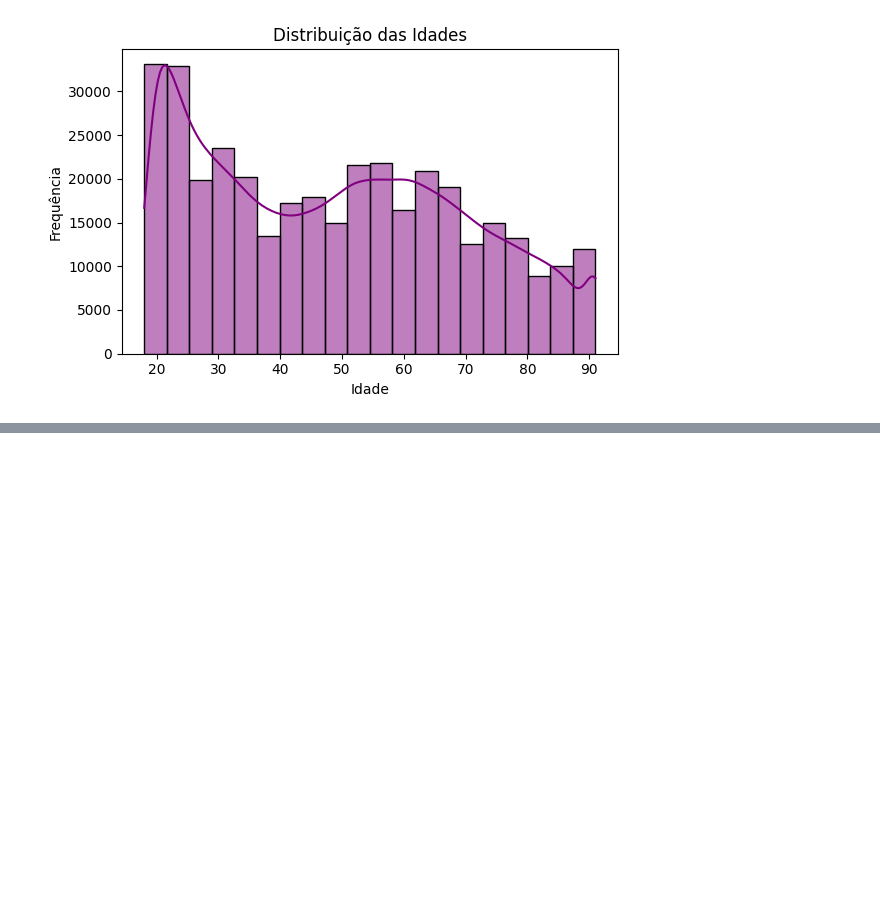
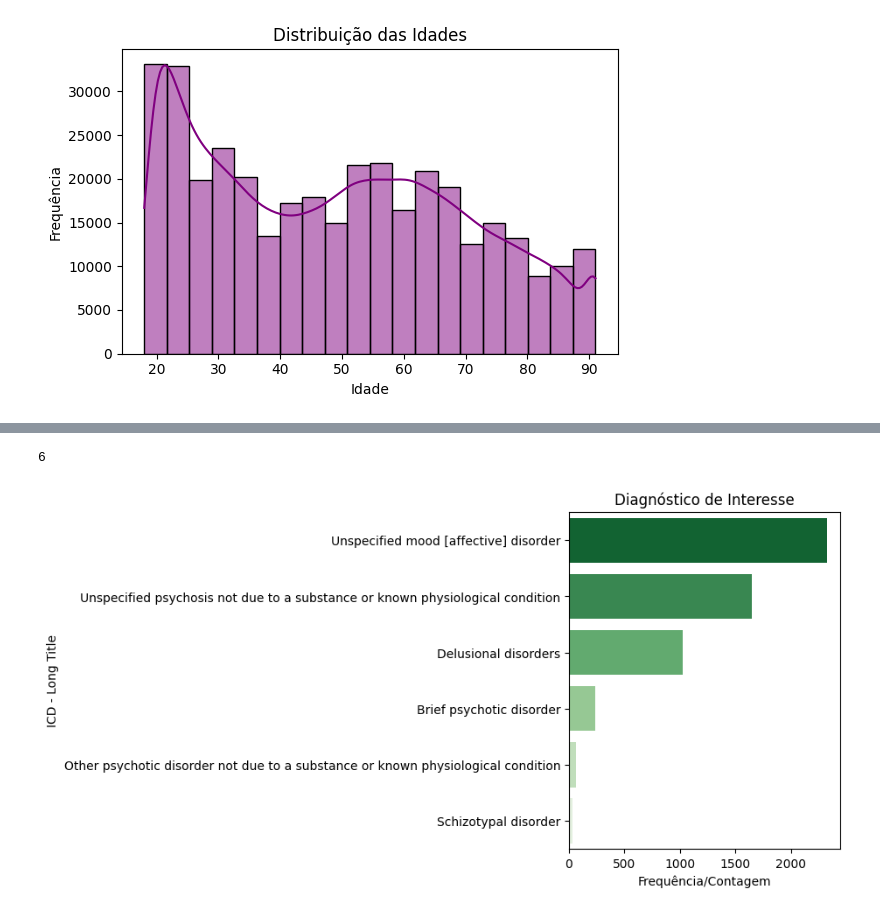
Before and after one commit to lucasdblucas/ehr-model, a Jupyter notebook: exploration/explorer.ipynb, the cells around one changed output, grey strips where cells are left out. Cells and saved outputs as stored; diff of their text form; code cells hidden in the pictures; blank space fills up the shorter version.

```diff
--- a/exploration/explorer.ipynb
+++ b/exploration/explorer.ipynb
@@ -67,0 +126,3 @@ plt.show()
+# %%
+df_diagnoses_v9 = df_diagnoses[df_diagnoses["icd_version"] == 9]
+df_diagnoses_v10 = df_diagnoses[df_diagnoses["icd_version"] == 10]
@@ -67,0 +187,3 @@ plt.show()
+# %%
+of_interest_list = ["F" + str(n) for n in range(20, 40)]
+of_interest_list
@@ -67,0 +211,18 @@ plt.show()
+# %%
+df_diagnoses_of_interest = df_diagnoses_v10.loc[df_diagnoses_v10["icd_code"].isin(of_interest_list)]
+# %%
+df_diagnoses_of_interest_count = df_diagnoses_of_interest["icd_code"].value_counts()
+df_diagnoses_of_interest_count.index = [df_d_diagnoses[df_d_diagnoses["icd_code"] == index]["long_title"].values[0] for index in df_diagnoses_of_interest_count.index]
+print(len(df_diagnoses_of_interest_count.index))
+# %% [output]
+6
+# %%
+plt.figure(figsize=(4,5))
+sns.barplot(x=df_diagnoses_of_interest_count.values, y=df_diagnoses_of_interest_count.index, hue=df_diagnoses_of_interest_count.index, palette='Greens_r', dodge=False, legend=False, orient="h")
+plt.title('Diagnóstico de Interesse')
+plt.xlabel('Frequência/Contagem')
+plt.ylabel('ICD - Long Title')
+plt.tight_layout()
+plt.show()
+# %% [output]
+[figure, added]
```
Also changed, not shown: parts of 15 cells of this notebook, 1 other file.
